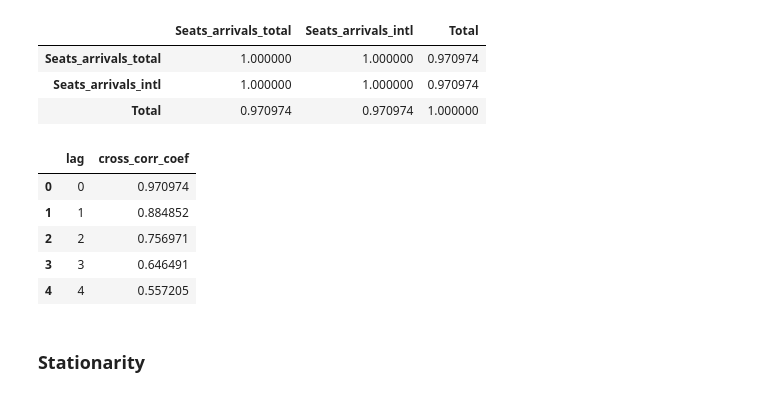
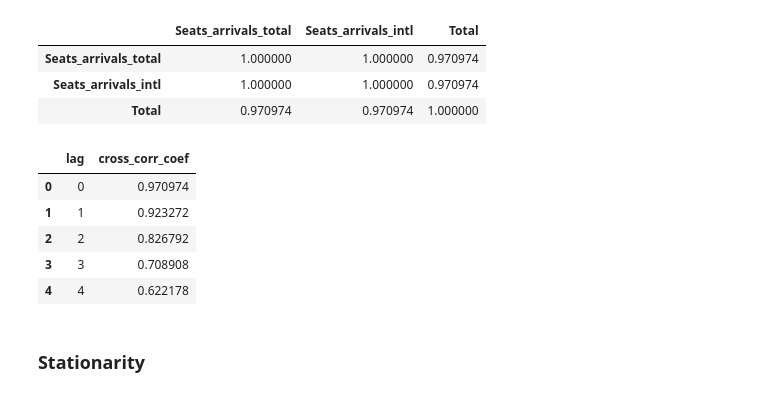
Before and after one commit to worldbank/pacific-observatory, a Jupyter notebook: scripts/notebooks/EDA-Palau.ipynb, the cells around one changed output. Cells and saved outputs as stored; diff of their text form; code cells hidden in the pictures.

```diff
--- a/scripts/notebooks/EDA-Palau.ipynb
+++ b/scripts/notebooks/EDA-Palau.ipynb
@@ -134,15 +134,15 @@ palau_cor
 | Seats_arrivals_intl | 1.000000 | 1.000000 | 0.970974 |
 | Total | 0.970974 | 0.970974 | 1.000000 |
 # %%
-palau_cc = cross_corr_df(palau_avi_merged, "Total", "Seats_arrivals_intl")
+palau_cc = cross_corr_df(palau_avi_merged, "Seats_arrivals_intl", "Total")
 palau_cc.head(5)
 # %% [output]
 |  | lag | cross_corr_coef |
 | 0 | 0 | 0.970974 |
-| 1 | 1 | 0.884852 |
-| 2 | 2 | 0.756971 |
-| 3 | 3 | 0.646491 |
-| 4 | 4 | 0.557205 |
+| 1 | 1 | 0.923272 |
+| 2 | 2 | 0.826792 |
+| 3 | 3 | 0.708908 |
+| 4 | 4 | 0.622178 |
 # %% [markdown]
 ### Stationarity
 # %%
```
Also changed, not shown: parts of 1 cell of this notebook, 7 other files.
